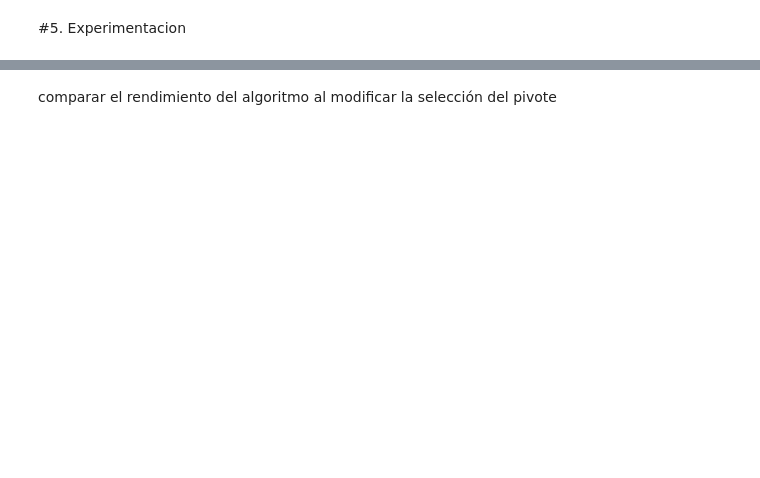
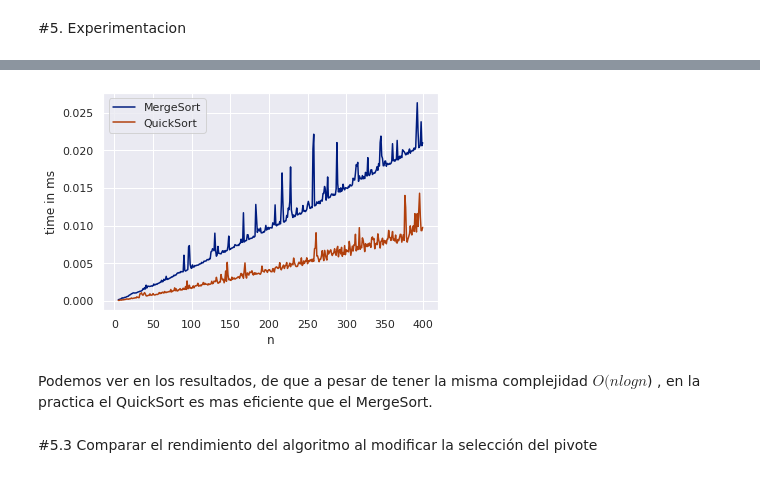
Before and after one commit to Jmorgado125/ADA-Informes, a Jupyter notebook: QuickSort.ipynb, the cells around one changed output, grey strips where cells are left out. Saved outputs shown, nothing was run; the diff lists cells and outputs as text; code cells hidden in the pictures; blank space fills up the shorter version.

```diff
--- a/QuickSort.ipynb
+++ b/QuickSort.ipynb
@@ -156,2 +275,42 @@ comparar el algoritmo QuickSort, con MergeSort.
+# %%
+import matplotlib.pyplot as plt
+import seaborn as sns
+import datetime
+from timeit import repeat
+
+%matplotlib inline
+
+sns.set(context='notebook', style='darkgrid', palette='dark')
+
+x=[]; x2 =[]
+y=[]; y2=[]
+
+for n in range(5,400):
+
+  a = random.sample(range(1, 1000), n)
+  t = repeat(setup="from __main__ import MergeSort", stmt=f"MergeSort({a},{0},{len(a)-1})", repeat=1, number=10)
+
+  x.append(n)
+  y.append(t)
+
+for n in range(5,400):
+
+  a = random.sample(range(1, 1000), n)
+  t = repeat(setup="from __main__ import quick_sort", stmt=f"quick_sort({a},{0},{len(a)-1})", repeat=1, number=10)
+
+  x2.append(n)
+  y2.append(t)
+
+plt.plot(x,y)
+plt.plot(x2,y2)
+plt.legend(["MergeSort", "QuickSort"])
+
+plt.xlabel('n')
+plt.ylabel('time in ms')
+plt.show()
+# %% [output]
+[figure, added]
+# %% [markdown]
+Podemos ver en los resultados, de que a pesar de tener la misma complejidad $O(n logn$) , en la practica el QuickSort es mas eficiente que el MergeSort.
 # %% [markdown]
-comparar el rendimiento del algoritmo al modificar la selección del pivote
+#5.3 Comparar el rendimiento del algoritmo al modificar la selección del pivote
```
Also changed, not shown: parts of 15 cells of this notebook.
